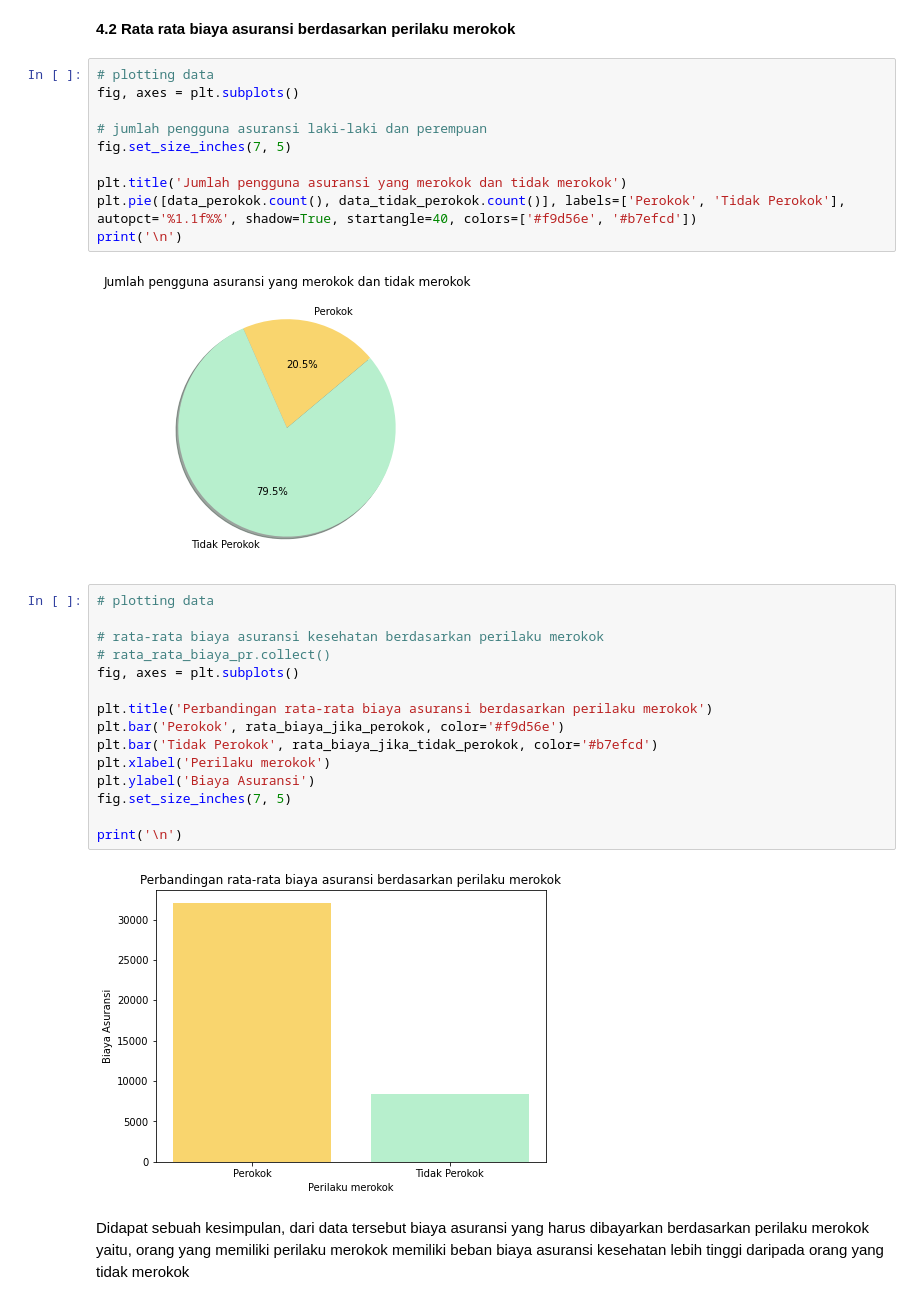
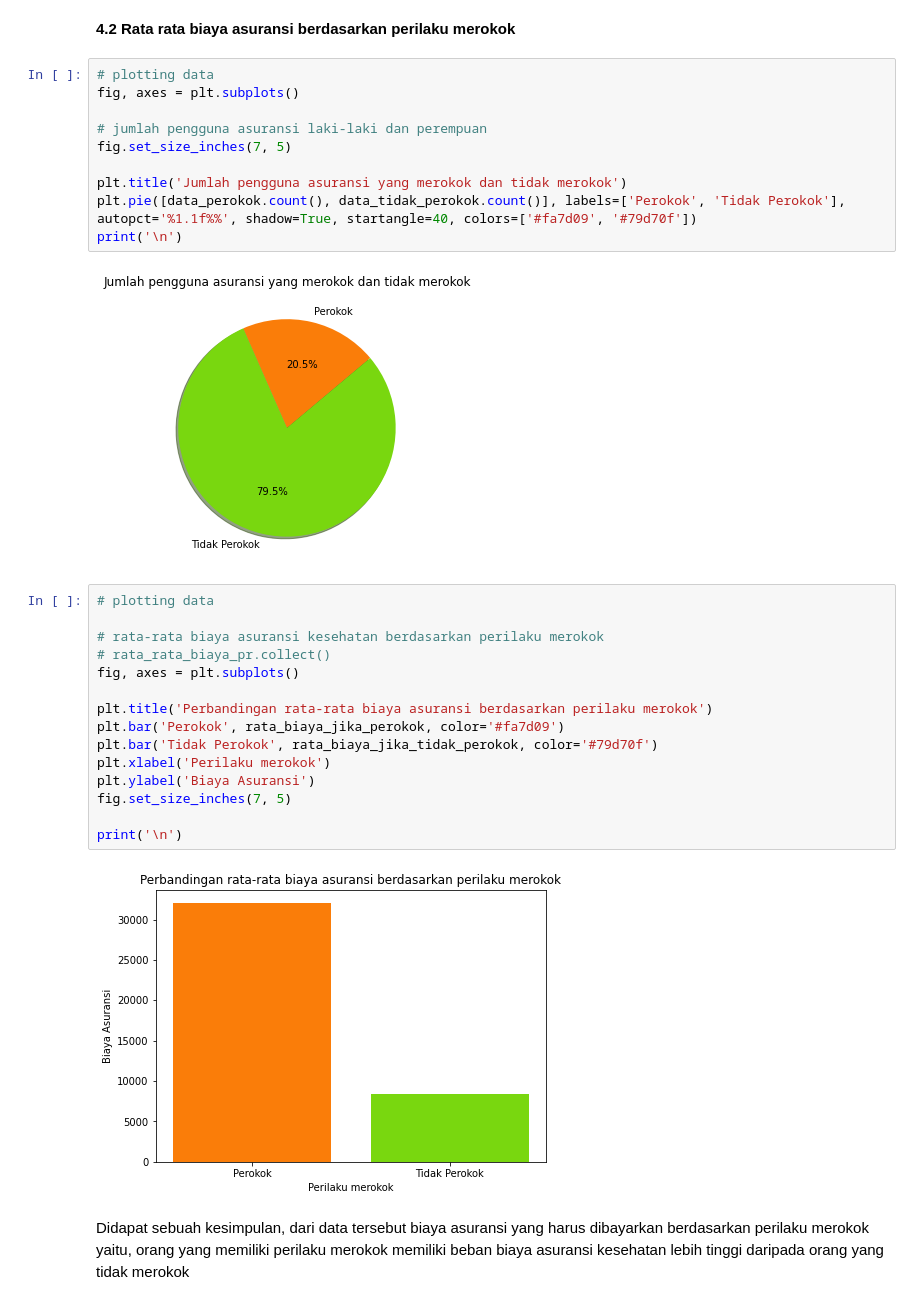
Before and after one commit to andrinur13/kuliah_bigdata, a Jupyter notebook: 1800018190.ipynb, the cells around one changed output. Drawn from its saved outputs; the diff is of its cells as text.

```diff
--- a/1800018190.ipynb
+++ b/1800018190.ipynb
@@ -390,27 +390,27 @@ fig, axes = plt.subplots()
 fig.set_size_inches(7, 5)
 
 plt.title('Jumlah pengguna asuransi yang merokok dan tidak merokok')
-plt.pie([data_perokok.count(), data_tidak_perokok.count()], labels=['Perokok', 'Tidak Perokok'], autopct='%1.1f%%', shadow=True, startangle=40, colors=['#f9d56e', '#b7efcd'])
+plt.pie([data_perokok.count(), data_tidak_perokok.count()], labels=['Perokok', 'Tidak Perokok'], autopct='%1.1f%%', shadow=True, startangle=40, colors=['#fa7d09', '#79d70f'])
 print('\n')
 # %% [output]
-[figure, old version]
+[figure, new version]
 # %%
 # plotting data
 
 # rata-rata biaya asuransi kesehatan berdasarkan perilaku merokok
 # rata_rata_biaya_pr.collect()
 fig, axes = plt.subplots()
 
 plt.title('Perbandingan rata-rata biaya asuransi berdasarkan perilaku merokok')
-plt.bar('Perokok', rata_biaya_jika_perokok, color='#f9d56e')
-plt.bar('Tidak Perokok', rata_biaya_jika_tidak_perokok, color='#b7efcd')
+plt.bar('Perokok', rata_biaya_jika_perokok, color='#fa7d09')
+plt.bar('Tidak Perokok', rata_biaya_jika_tidak_perokok, color='#79d70f')
 plt.xlabel('Perilaku merokok')
 plt.ylabel('Biaya Asuransi')
 fig.set_size_inches(7, 5)
 
 print('\n')
 # %% [output]
-[figure, old version]
+[figure, new version]
 # %% [markdown]
 Didapat sebuah kesimpulan, dari data tersebut biaya asuransi yang harus dibayarkan berdasarkan perilaku merokok yaitu, orang yang memiliki perilaku merokok memiliki beban biaya asuransi kesehatan lebih tinggi daripada orang yang tidak merokok
 # %% [markdown]
```
Also changed, not shown: parts of 3 cells of this notebook.
